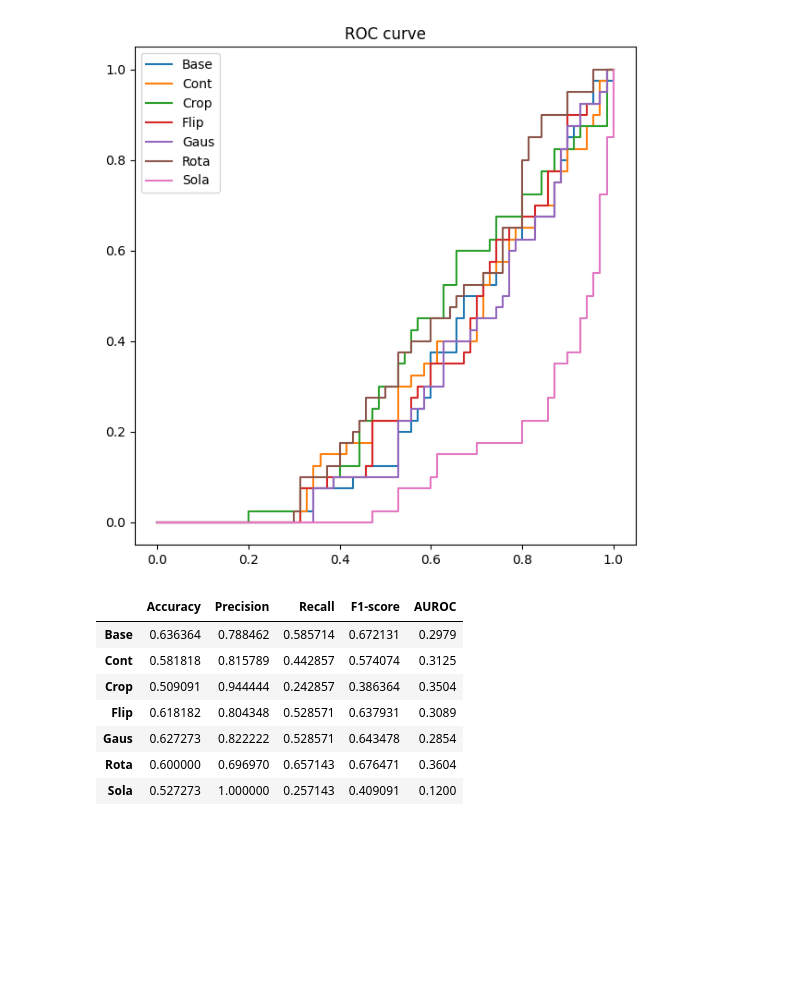
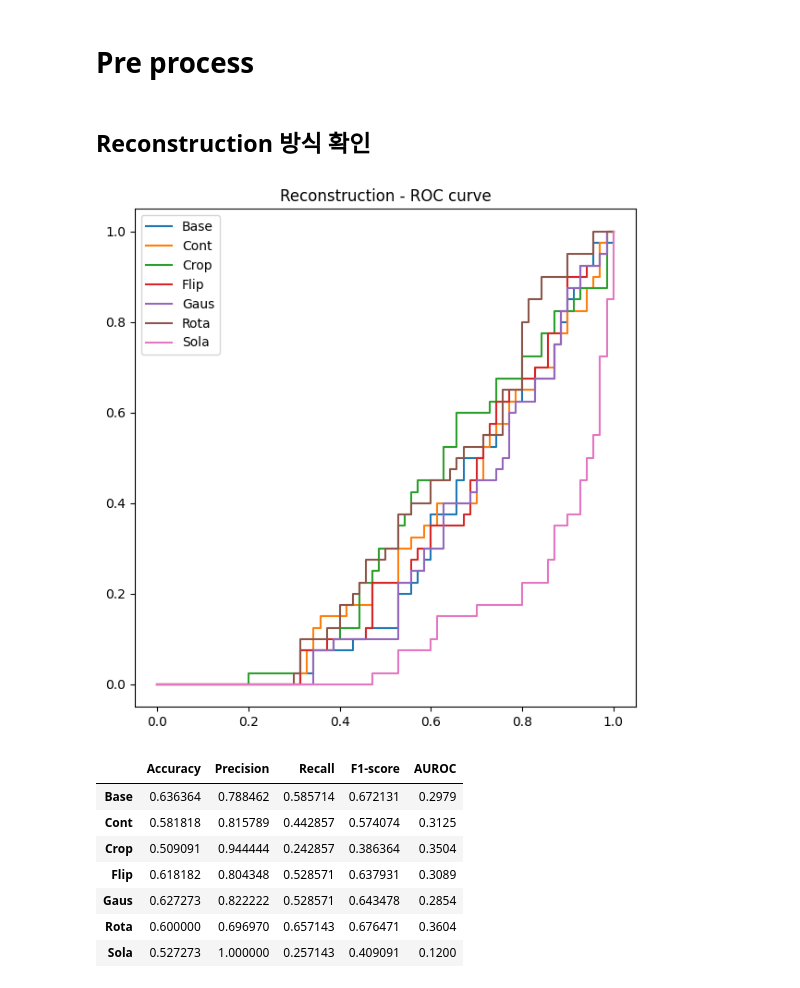
Before and after one commit to crimama/BA, a Jupyter notebook: 3.Anomaly Detection/Result.ipynb, the cells around one changed output. Saved outputs shown, nothing was run; the diff lists cells and outputs as text; code cells hidden in the pictures; blank space fills up the shorter version.

```diff
--- a/3.Anomaly Detection/Result.ipynb
+++ b/3.Anomaly Detection/Result.ipynb
@@ -7,3 +12,7 @@ import os
+# %% [markdown]
+# Pre process
+# %% [markdown]
+## Reconstruction 방식 확인
 # %%
 dirs = sorted(glob('./Save_models/*'))
 dirs = pd.Series(dirs)[pd.Series(dirs).apply(lambda x : 'MVtecAD' not in x)].values
@@ -42,13 +51,13 @@ roc = np.array(roc)
 # %%
 import matplotlib.pyplot as plt
 plt.figure(figsize=(7,7))
-plt.title('ROC curve')
+plt.title('Reconstruction - ROC curve')
 for (fpr,tpr),name in zip(ROC,aug_name):
     plt.plot(fpr,tpr,label=name)
 plt.legend()
 plt.show()
 # %% [output]
-[figure, old version]
+[figure, new version]
 # %%
 auto_metric = pd.DataFrame(np.c_[METRIC,AUROC])
 auto_metric.columns = ['Accuracy','Precision','Recall','F1-score','AUROC']
```
Also changed, not shown: parts of 37 cells of this notebook, 1 other file.
